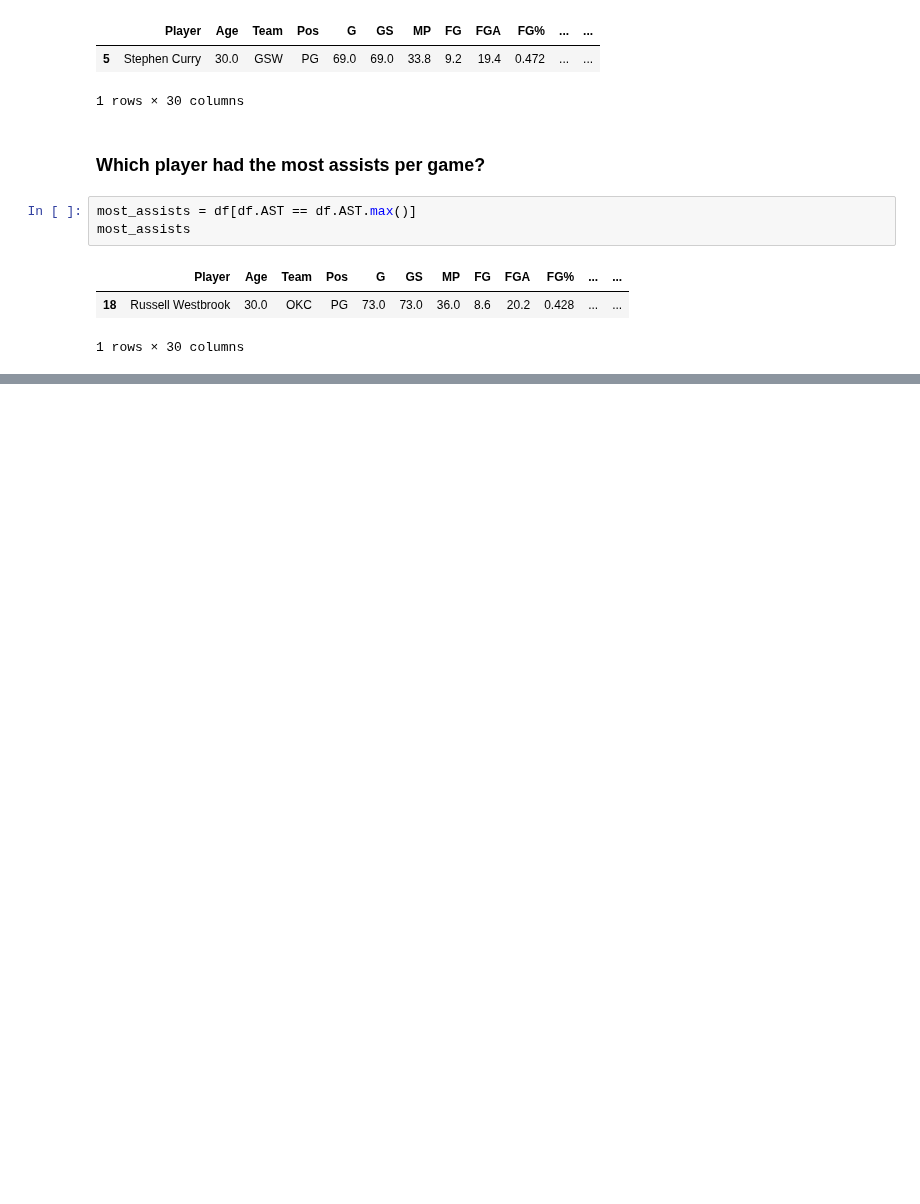
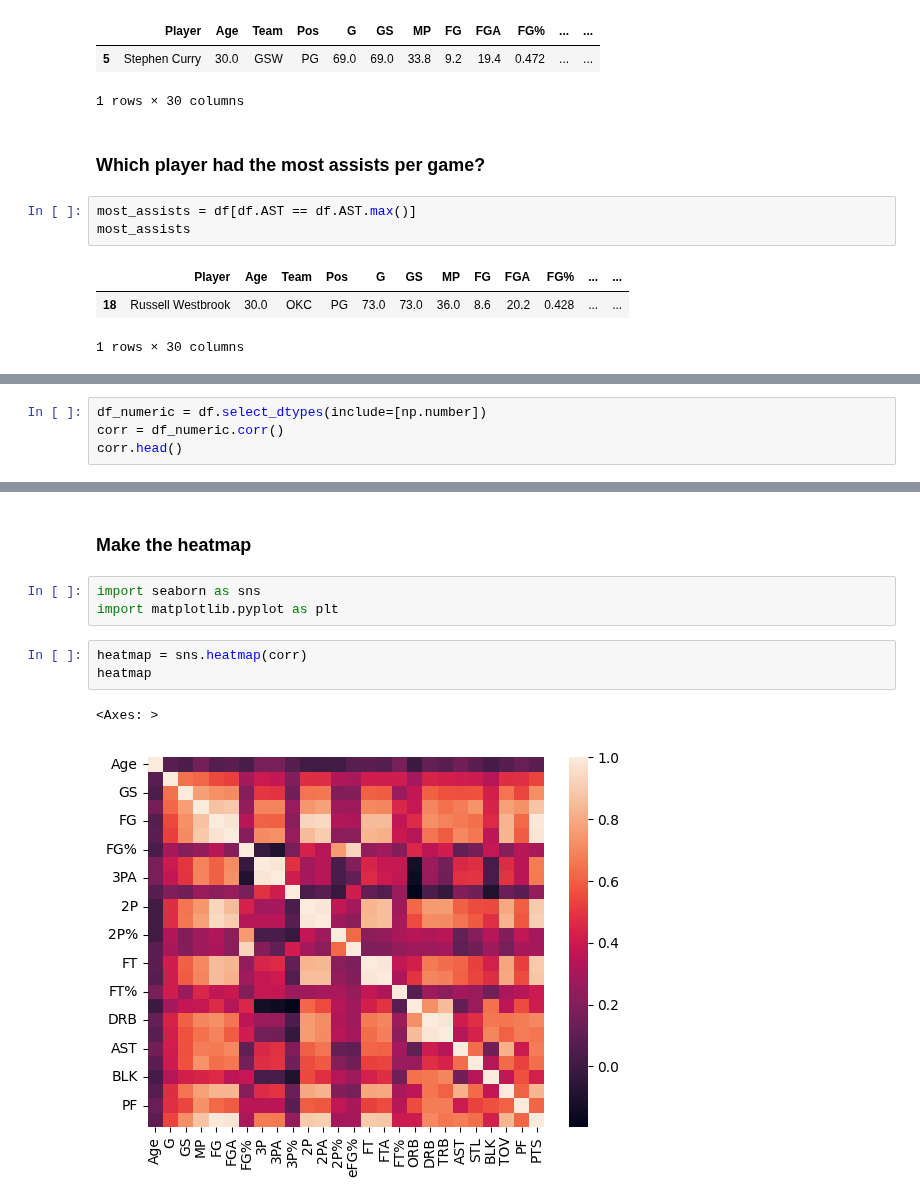
Before and after one commit to bodhichristian/python-basics, a Jupyter notebook: pandas/exploratory_data_analysis.ipynb, the cells around one changed output, grey strips where cells are left out. Cells and saved outputs as stored; diff of their text form; blank space fills up the shorter version.

```diff
--- a/pandas/exploratory_data_analysis.ipynb
+++ b/pandas/exploratory_data_analysis.ipynb
@@ -254,0 +338,4 @@ most_assists
+# %%
+df_numeric = df.select_dtypes(include=[np.number])
+corr = df_numeric.corr()
+corr.head()
@@ -254,0 +350,11 @@ most_assists
+# %% [markdown]
+### Make the heatmap
+# %%
+import seaborn as sns
+import matplotlib.pyplot as plt
+# %%
+heatmap = sns.heatmap(corr)
+heatmap
+# %% [output]
+<Axes: >
+[figure, added]
```
Also changed, not shown: parts of 23 cells of this notebook.
